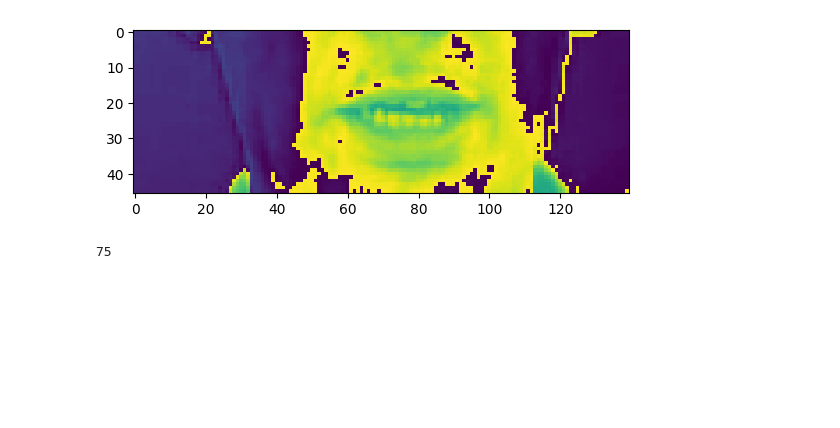
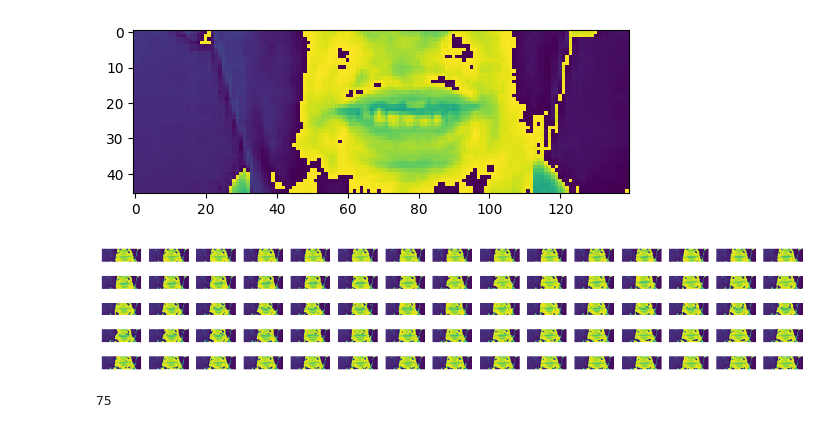
Before and after one commit to ishreya09/Lip-Reading-AI, a Jupyter notebook: LipRead.ipynb, the cells around one changed output. Cells and saved outputs as stored; diff of their text form; code cells hidden in the pictures; blank space fills up the shorter version.

Commit message:
show all frames in one video

```diff
--- a/LipRead.ipynb
+++ b/LipRead.ipynb
@@ -207,6 +207,19 @@ plt.imshow(frames[50])
 # %% [output]
 <matplotlib.image.AxesImage at 0x...>
 [figure]
+# %%
+# show all frames from 0 to 75
+
+plt.figure(figsize=(16,3))
+for i in range(75):
+    plt.subplot(5,15,i+1)
+    plt.imshow(frames[i])
+    plt.axis('off')
+
+
+plt.show()
+# %% [output]
+[figure, added]
 # %%
 len(frames)
 # %% [output]
```
Also changed, not shown: 1 other file.
